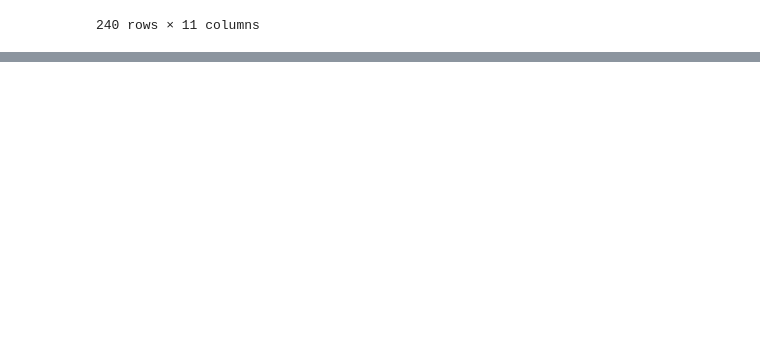
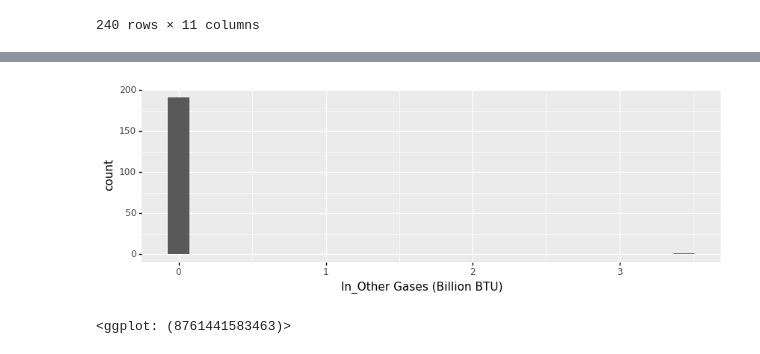
Before and after one commit to YfLiu-61F/PPOL564_project_Liu_Yifan, a Jupyter notebook: main/Project.ipynb, the cells around one changed output, grey strips where cells are left out. Saved outputs shown, nothing was run; the diff lists cells and outputs as text; code cells hidden in the pictures; blank space fills up the shorter version.

```diff
--- a/main/Project.ipynb
+++ b/main/Project.ipynb
@@ -247,0 +396,12 @@ full_data
+# %%
+d = train_X.copy()
+d['ln_Other Gases (Billion BTU)'] =  np.log(d['Other Gases (Billion BTU)'] + 1)
+(
+    ggplot(d,aes(x="ln_Other Gases (Billion BTU)")) +
+    geom_histogram(bins=25) +
+    theme(figure_size=(10,3),
+          subplots_adjust={'wspace':0.25})
+)
+# %% [output]
+[figure, added]
+<ggplot: (8761441583463)>
```
Also changed, not shown: parts of 61 cells of this notebook.
